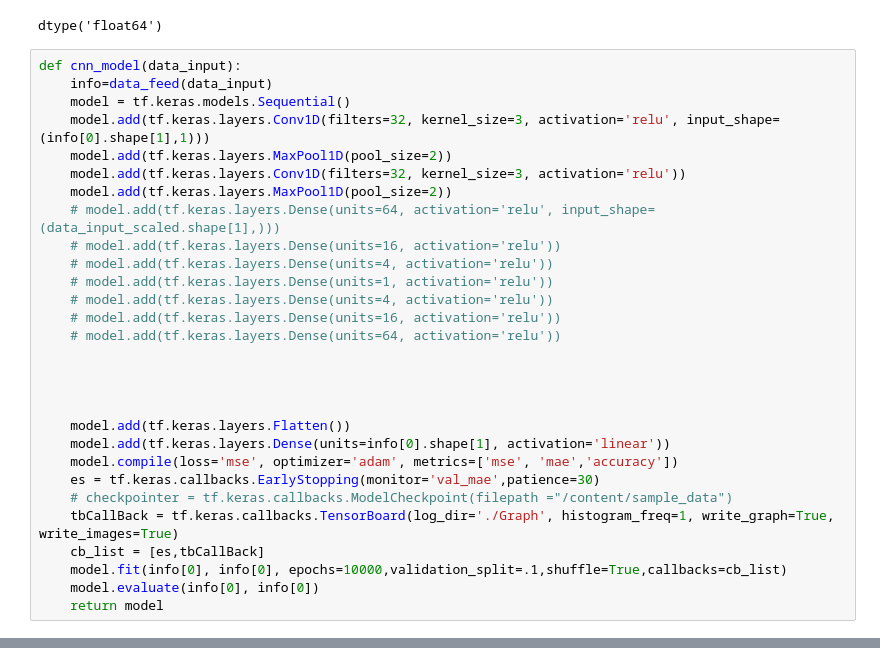
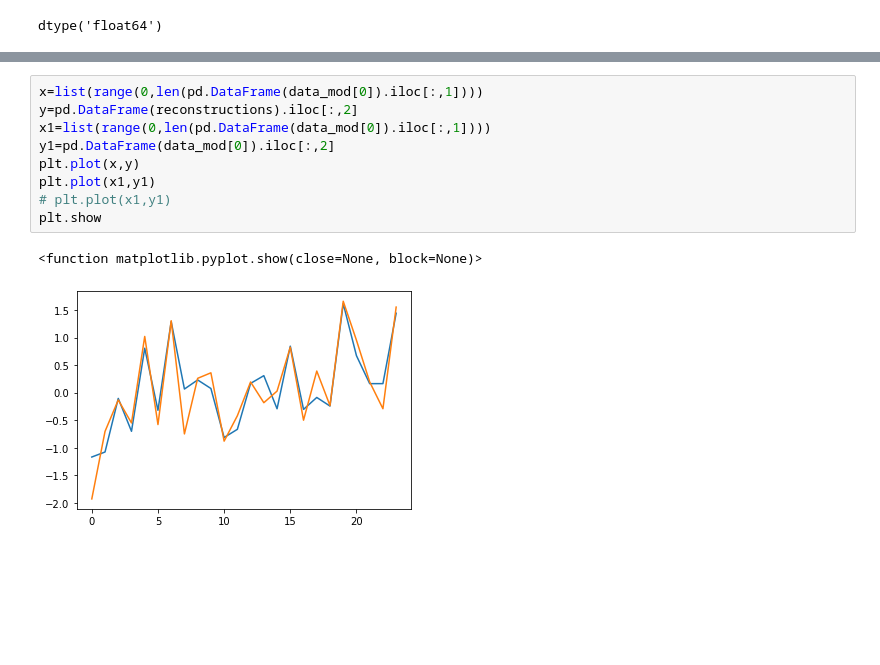
Before and after one commit to joelwwiggins/supply_chain_simulation, a Jupyter notebook: crude_sim.ipynb, the cells around one changed output, grey strips where cells are left out. Saved outputs shown, nothing was run; the diff lists cells and outputs as text; blank space fills up the shorter version.

Commit message:
better accuracy

```diff
--- a/crude_sim.ipynb
+++ b/crude_sim.ipynb
@@ -80,32 +70,3 @@ def data_feed(csv):
 data_feed(all_data)[0].dtype
 # %% [output]
 dtype('float64')
-# %%
-def cnn_model(data_input):
-    info=data_feed(data_input)
-    model = tf.keras.models.Sequential()
-    model.add(tf.keras.layers.Conv1D(filters=32, kernel_size=3, activation='relu', input_shape=(info[0].shape[1],1)))
-    model.add(tf.keras.layers.MaxPool1D(pool_size=2))
-    model.add(tf.keras.layers.Conv1D(filters=32, kernel_size=3, activation='relu'))
-    model.add(tf.keras.layers.MaxPool1D(pool_size=2))
-    # model.add(tf.keras.layers.Dense(units=64, activation='relu', input_shape=(data_input_scaled.shape[1],)))
-    # model.add(tf.keras.layers.Dense(units=16, activation='relu'))
-    # model.add(tf.keras.layers.Dense(units=4, activation='relu'))
-    # model.add(tf.keras.layers.Dense(units=1, activation='relu'))
-    # model.add(tf.keras.layers.Dense(units=4, activation='relu'))
-    # model.add(tf.keras.layers.Dense(units=16, activation='relu'))
-    # model.add(tf.keras.layers.Dense(units=64, activation='relu'))
-
-
-
-
-    model.add(tf.keras.layers.Flatten())
-    model.add(tf.keras.layers.Dense(units=info[0].shape[1], activation='linear'))
-    model.compile(loss='mse', optimizer='adam', metrics=['mse', 'mae','accuracy'])
-    es = tf.keras.callbacks.EarlyStopping(monitor='val_mae',patience=30)
-    # checkpointer = tf.keras.callbacks.ModelCheckpoint(filepath ="/content/sample_data")
-    tbCallBack = tf.keras.callbacks.TensorBoard(log_dir='./Graph', histogram_freq=1, write_graph=True, write_images=True)
-    cb_list = [es,tbCallBack]
-    model.fit(info[0], info[0], epochs=10000,validation_split=.1,shuffle=True,callbacks=cb_list)
-    model.evaluate(info[0], info[0])
-    return model
@@ -167,0 +163,12 @@ ValueError: Mime type rendering requires nbformat>=4.2.0 but it is not installed
+# %%
+x=list(range(0,len(pd.DataFrame(data_mod[0]).iloc[:,1])))
+y=pd.DataFrame(reconstructions).iloc[:,2]
+x1=list(range(0,len(pd.DataFrame(data_mod[0]).iloc[:,1])))
+y1=pd.DataFrame(data_mod[0]).iloc[:,2]
+plt.plot(x,y)
+plt.plot(x1,y1)
+# plt.plot(x1,y1)
+plt.show
+# %% [output]
+<function matplotlib.pyplot.show(close=None, block=None)>
+[figure, added]
```
Also changed, not shown: parts of 8 cells of this notebook.
